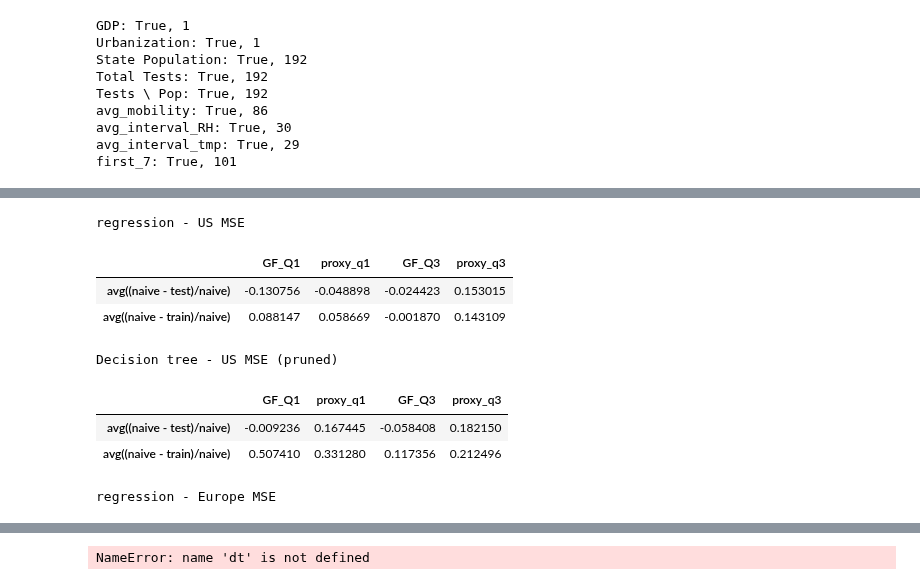
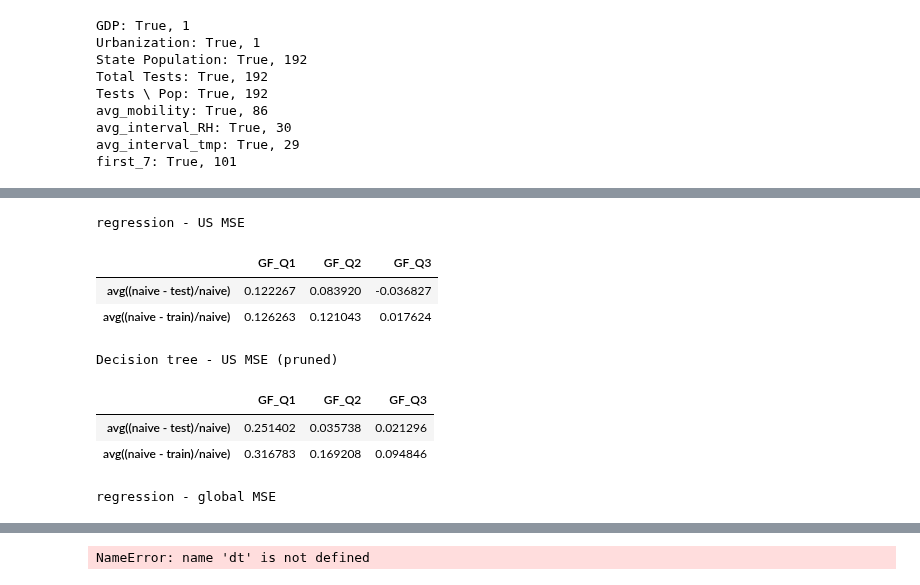
Before and after one commit to hopl1t/covid19, a Jupyter notebook: notebooks/regression_and_tree.ipynb, the cells around one changed output, grey strips where cells are left out. Cells and saved outputs as stored; diff of their text form; code cells hidden in the pictures.

```diff
--- a/notebooks/regression_and_tree.ipynb
+++ b/notebooks/regression_and_tree.ipynb
@@ -83,6 +84,8 @@ def linear_regression_train(X_train, y_train):
     return trained_model
 
 def remove_outlier(df, range_, columns):
+    if range_ == (0,0):
+        return df
     low = range_[0]
     high = range_[1]
     qnt = df.quantile([low, high])
@@ -93,7 +96,7 @@ def remove_outlier(df, range_, columns):
                (data[col] < qnt.loc[high, col])][col]
     return data.dropna()
 
-def regression(data_, feature_cols, label_cols, outlier_quartiles=(0.02, 0.98), rmse=False, plot_scatter=''):
+def regression(data_, feature_cols, label_cols, outlier_quartiles=(0, 0), rmse=False, plot_scatter=''):
     arrays = [[1,1,1,2,2,2,3,3,3,4,4,4,5,5,5],\
               ['test','train','naive','test','train','naive','test','train',\
                'naive','test','train','naive','test','train','naive']]
@@ -113,7 +116,7 @@ def regression(data_, feature_cols, label_cols, outlier_quartiles=(0.02, 0.98),
 
     for label_col in label_cols:
         data = data_[data_[label_col] > 0].copy()
-        data = remove_outlier(data, outlier_quartiles, [label_col, 'avg_interval_tmp'])
+#         data = remove_outlier(data, outlier_quartiles, [label_col, 'avg_interval_tmp'])
         len(data)
 
         X, y = np.array(data[feature_cols]), np.array(data[[label_col]])
@@ -166,7 +169,7 @@ def regression(data_, feature_cols, label_cols, outlier_quartiles=(0.02, 0.98),
 
     return summary, regr_rslt
 
-def dt(data_, feature_cols, label_cols, outlier_quartiles=(0.02, 0.98),\
+def dt(data_, feature_cols, label_cols, outlier_quartiles=(0, 0),\
        rmse=False, plot_scatter='', prune=False):
     arrays = [[1,1,1,2,2,2,3,3,3,4,4,4,5,5,5],\
               ['test','train','naive','test','train','naive','test','train',\
@@ -193,9 +196,10 @@ def dt(data_, feature_cols, label_cols, outlier_quartiles=(0.02, 0.98),\
 
     for label_col in label_cols:
         data = data_[data_[label_col] > 0].copy()
-        data = remove_outlier(data, outlier_quartiles, [label_col, 'avg_interval_tmp'])
+#         data = remove_outlier(data, outlier_quartiles, [label_col, 'avg_interval_tmp'])
 
         X, y = np.array(data[feature_cols]), np.array(data[[label_col]])
+
         # Split the data into train, test for n_splits train-test rounds
         try:
             train_folds, test_folds = train_test_split(X, n_splits=5)
@@ -304,6 +308,8 @@ hopkins_confirmed.insert(4, 'urb**2', np.nan)
 hopkins_confirmed.insert(4, 'tpc*max_cases', np.nan)
 hopkins_confirmed.insert(4, 'tests_per_million**2', np.nan)
 hopkins_confirmed.insert(4, 'imobility**2', np.nan)
+hopkins_confirmed.insert(4, 'tests_per_pop**0.5', np.nan)
+hopkins_confirmed.insert(4, 'age**2', np.nan)
 
 hopkins_confirmed['tmp**2'] = hopkins_confirmed['avg_interval_tmp'] ** 2
 hopkins_confirmed['tmp*rh'] = hopkins_confirmed['avg_interval_tmp'] * hopkins_confirmed['avg_interval_RH']
@@ -311,6 +317,10 @@ hopkins_confirmed['urb**2'] = hopkins_confirmed['Urbanization'] ** 2
 hopkins_confirmed['tpc*max_cases'] = hopkins_confirmed['Tests \ Pop'] * hopkins_confirmed['Max_Cases']
 hopkins_confirmed['tests_per_million**2'] = hopkins_confirmed['Tests per 1M'] ** 2
 hopkins_confirmed['imobility**2'] = hopkins_confirmed['avg_mobility'] ** 2
+hopkins_confirmed['tests_per_pop**0.5'] = hopkins_confirmed['Tests \\ Pop'] ** 0.5
+hopkins_confirmed['age**2'] = hopkins_confirmed['Median Age'] ** 2
+# %%
+hopkins_confirmed = remove_outlier(hopkins_confirmed, (0.02, 0.98), FEATURES)
 # %%
 hopkins_confirmed.describe()
 # %% [output]
@@ -497,0 +506,2 @@ hopkins_death['proxy_q3'] = (1000 * hopkins_death['GF_Q3'] * hopkins_death['GDP'
+# %%
+hopkins_death = remove_outlier(hopkins_confirmed, (0.02, 0.98), FEATURES)
@@ -498,65 +521,70 @@ hopkins_death['proxy_q3'] = (1000 * hopkins_death['GF_Q3'] * hopkins_death['GDP'
 # %%
-us_feature_cols = [ 'avg_interval_tmp', 'avg_interval_RH',\
-                   'tmp**2', 'tmp*rh', 'Urbanization', 'Tests \ Pop']
+us_feature_cols = [ 'avg_interval_tmp', 'avg_interval_RH', 'imobility**2', 'tpc*max_cases', 'age**2',\
+                   'tmp**2', 'tmp*rh', 'Urbanization', 'Tests \ Pop', 'GDP']
 
-global_feature_cols = [ 'avg_interval_tmp', 'avg_interval_RH',\
-                       'tmp**2', 'tmp*rh', 'Urbanization',\
-                       'Tests per 1M', 'avg_mobility' ]
+global_feature_cols = [ 'avg_interval_tmp', 'avg_interval_RH', 'imobility**2', 'tpc*max_cases', 'age**2',\
+                   'tmp**2', 'tmp*rh', 'Urbanization', 'Tests per 1M', 'GDP']
 
-label_cols = ['GF_Q1', 'proxy_q1', 'GF_Q3', 'proxy_q3']
+label_cols = ['GF_Q1', 'GF_Q2', 'GF_Q3'] # 'proxy_q1', 'proxy_q3'
 
 coords = list(set(hopkins_death.index.get_level_values(0)))
 euro_coords = [coord for coord in coords if (coord[0] > 36.7 and coord[1] > -16 and coord[1] < 25)]
 thrsh_data = hopkins_death[hopkins_death['GDP'] >= 40000]\
                         [hopkins_death['Urbanization'] >= 88].copy()
 
 
 us_regr_sum, us_regr_full = regression(hopkins_death[hopkins_death['Country_Region'] =='US'].copy(),\
                                        us_feature_cols, label_cols, rmse=False)
 
 us_dt_sum, us_dt_full = dt(hopkins_death[hopkins_death['Country_Region'] =='US'].copy(),\
                            us_feature_cols, label_cols, rmse=False, prune=True)
 
 
-euro_regr_sum, euro_regr_full = regression(hopkins_death.loc[euro_coords, :, :].copy(),\
-                                          global_feature_cols, label_cols, rmse=False)
+# euro_regr_sum, euro_regr_full = regression(hopkins_death.loc[euro_coords, :, :].copy(),\
+#                                           global_feature_cols, label_cols, rmse=False)
 
-euro_dt_sum, euro_dt_full = dt(hopkins_death.loc[euro_coords, :, :].copy(),\
-                              global_feature_cols, label_cols, rmse=False, prune=True)
+# euro_dt_sum, euro_dt_full = dt(hopkins_death.loc[euro_coords, :, :].copy(),\
+#                               global_feature_cols, label_cols, rmse=False, prune=True)
+
+global_regr_sum, global_regr_full = regression(hopkins_death.copy(),\
+                                       global_feature_cols, label_cols, rmse=False)
 
 global_dt_sum, global_dt_full = dt(hopkins_death, global_feature_cols, label_cols, rmse=False, prune=True)
 
-thrsh_regr_sum, thrsh_regr_full = regression(thrsh_data, global_feature_cols, label_cols, rmse=False)
+# thrsh_regr_sum, thrsh_regr_full = regression(thrsh_data, global_feature_cols, label_cols, rmse=False)
 
-thrsh_dt_sum, thrsh_dt_full = dt(thrsh_data, global_feature_cols, label_cols, rmse=False, prune=True)
+# thrsh_dt_sum, thrsh_dt_full = dt(thrsh_data, global_feature_cols, label_cols, rmse=False, prune=True)
 
 print('\nregression - US MSE')
 us_regr_sum
 
 print('Decision tree - US MSE (pruned)')
 us_dt_sum
 
-print('\nregression - Europe MSE')
-euro_regr_sum
+# print('\nregression - Europe MSE')
+# euro_regr_sum
 
-print('Decision tree - Europe MSE (pruned)')
-euro_dt_sum
+# print('Decision tree - Europe MSE (pruned)')
+# euro_dt_sum
 
-print('\nregression - global with thresholds MSE')
-thrsh_regr_sum
+# print('\nregression - global with thresholds MSE')
+# thrsh_regr_sum
 
-print('Decision tree - global with thresholds MSE (pruned)')
-thrsh_dt_sum
+# print('Decision tree - global with thresholds MSE (pruned)')
+# thrsh_dt_sum
 
-print('Decision tree - global MSE (pruned)')
+print('\nregression - global MSE')
+global_regr_sum
+
+print('\nDecision tree - global MSE (pruned)')
 global_dt_sum
 # %% [output]
 regression - US MSE
-|  | GF_Q1 | proxy_q1 | GF_Q3 | proxy_q3 |
-| avg((naive - test)/naive) | -0.130756 | -0.048898 | -0.024423 | 0.153015 |
-| avg((naive - train)/naive) | 0.088147 | 0.058669 | -0.001870 | 0.143109 |
+|  | GF_Q1 | GF_Q2 | GF_Q3 |
+| avg((naive - test)/naive) | 0.122267 | 0.083920 | -0.036827 |
+| avg((naive - train)/naive) | 0.126263 | 0.121043 | 0.017624 |
 Decision tree - US MSE (pruned)
-|  | GF_Q1 | proxy_q1 | GF_Q3 | proxy_q3 |
-| avg((naive - test)/naive) | -0.009236 | 0.167445 | -0.058408 | 0.182150 |
-| avg((naive - train)/naive) | 0.507410 | 0.331280 | 0.117356 | 0.212496 |
+|  | GF_Q1 | GF_Q2 | GF_Q3 |
+| avg((naive - test)/naive) | 0.251402 | 0.035738 | 0.021296 |
+| avg((naive - train)/naive) | 0.316783 | 0.169208 | 0.094846 |
-regression - Europe MSE
+regression - global MSE
```
Also changed, not shown: parts of 9 cells of this notebook, 35 other files.
